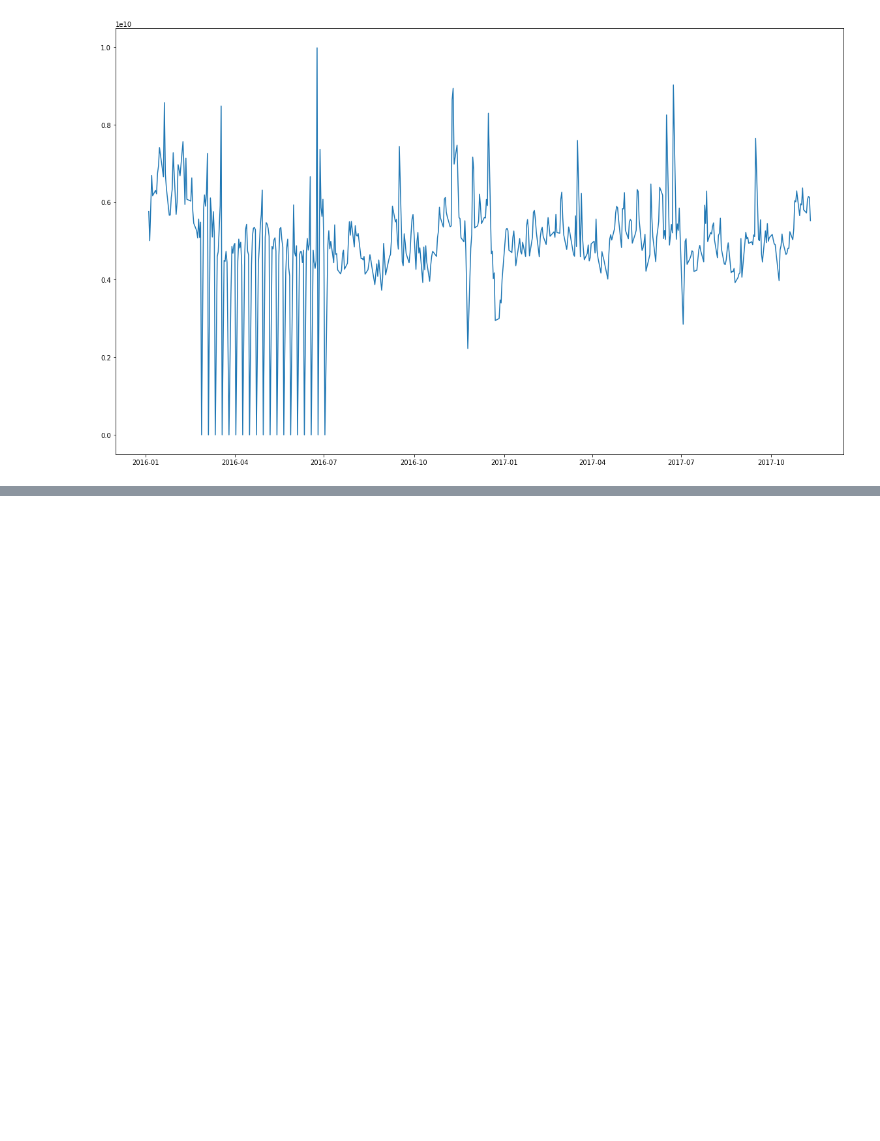
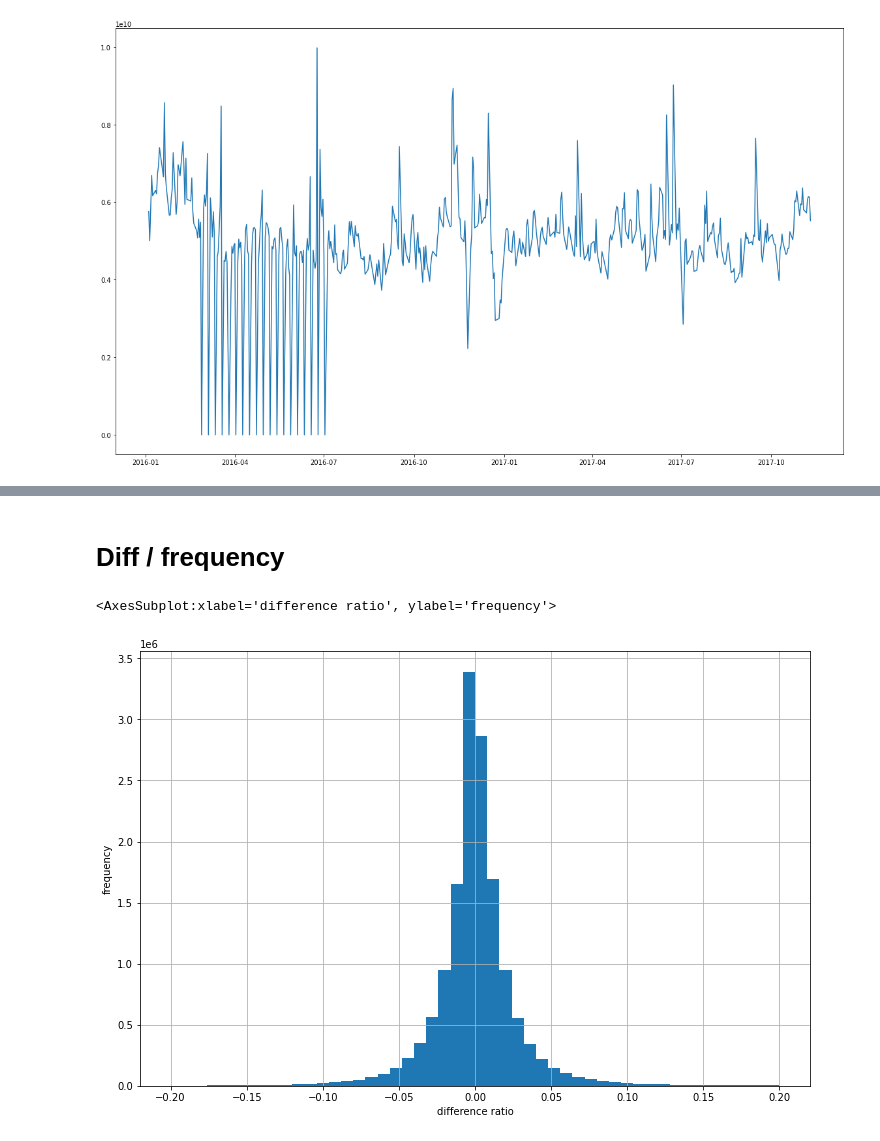
Before and after one commit to sijmenw/udacity-data-science-capstone, a Jupyter notebook: EDA.ipynb, the cells around one changed output, grey strips where cells are left out. Cells and saved outputs as stored; diff of their text form; code cells hidden in the pictures; blank space fills up the shorter version.

```diff
--- a/EDA.ipynb
+++ b/EDA.ipynb
@@ -102,0 +139,10 @@ plt.plot(sub.index, sub.values)
+# %% [markdown]
+# Diff / frequency
+# %%
+plt.figure(figsize=(12,8))
+plt.ylabel("frequency")
+plt.xlabel("difference ratio")
+full_set[(full_set['diff_pct'] < 0.2) & (full_set['diff_pct'] > -0.2)]['diff_pct'].hist(bins=50)
+# %% [output]
+<AxesSubplot:xlabel='difference ratio', ylabel='frequency'>
+[figure, added]
```
Also changed, not shown: parts of 10 cells of this notebook, 1 other file.
